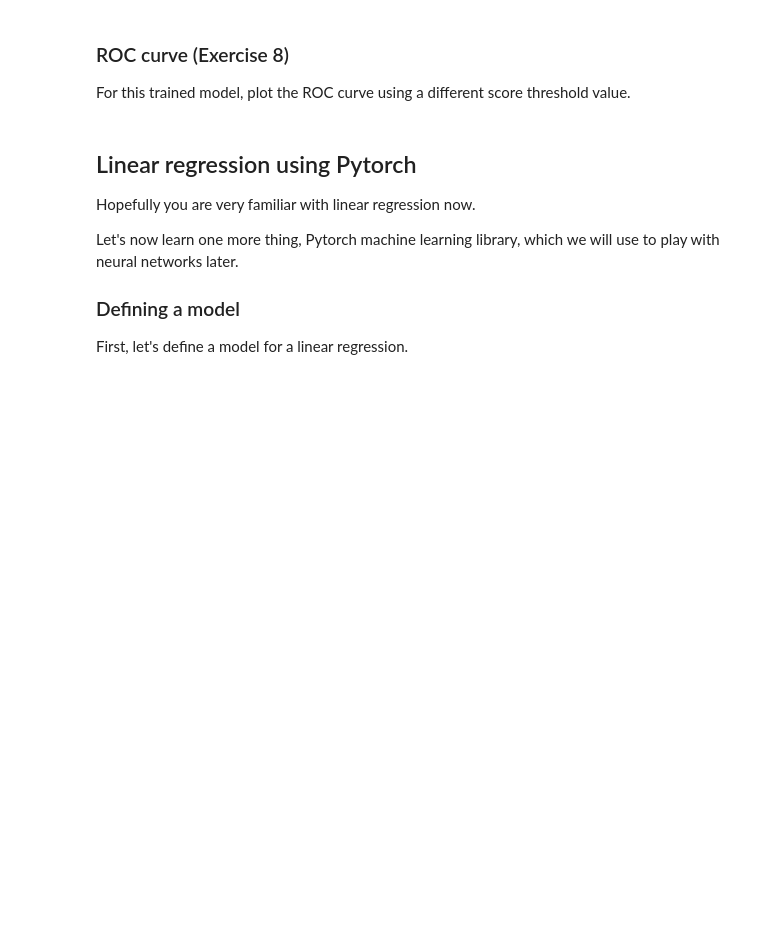
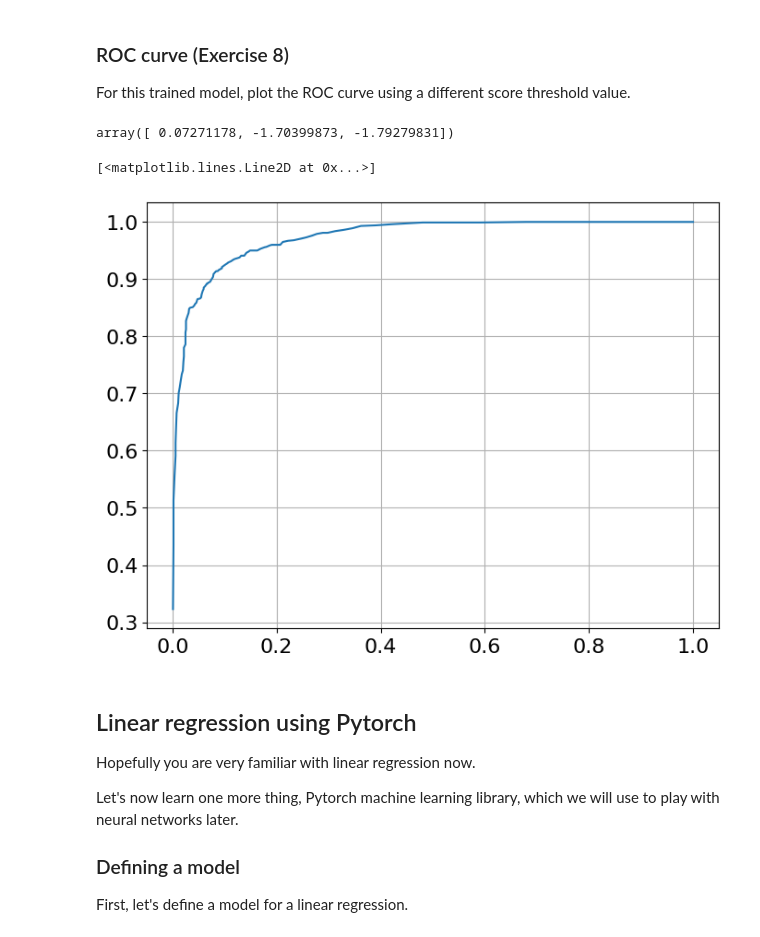
Before and after one commit to rsriya/TRISEP_Tutorial, a Jupyter notebook: Exercises/1.2.Intro-LinearModels-SGD.ipynb, the cells around one changed output. Cells and saved outputs as stored; diff of their text form; code cells hidden in the pictures; blank space fills up the shorter version.

```diff
--- a/Exercises/1.2.Intro-LinearModels-SGD.ipynb
+++ b/Exercises/1.2.Intro-LinearModels-SGD.ipynb
@@ -503,3 +545,22 @@ For this trained model, plot the ROC curve using a different score threshold val
+# %%
+ws[-1]
+# %% [output]
+array([ 0.07271178, -1.70399873, -1.79279831])
+# %%
+thresholds=np.arange(0,1,0.01)
+predict = model.sigmoid(data_input @ ws[-1])
+TPR,FPR=[],[]
+for threshold in thresholds:
+  TP = np.sum((predict>threshold) & (y == 1))
+  FP = np.sum((predict>threshold) & (y == 0))
+  TN = np.sum((predict<threshold) & (y == 0))
+  FN = np.sum((predict<threshold) & (y == 1))
+  TPR.append(TP/(TP+FN))
+  FPR.append(FP/(FP+TN))
+plt.plot(FPR,TPR)
+# %% [output]
+[<matplotlib.lines.Line2D at 0x...>]
+[figure, added]
 # %% [markdown]
 ## Linear regression using Pytorch
 
```
Also changed, not shown: parts of 9 cells of this notebook.
